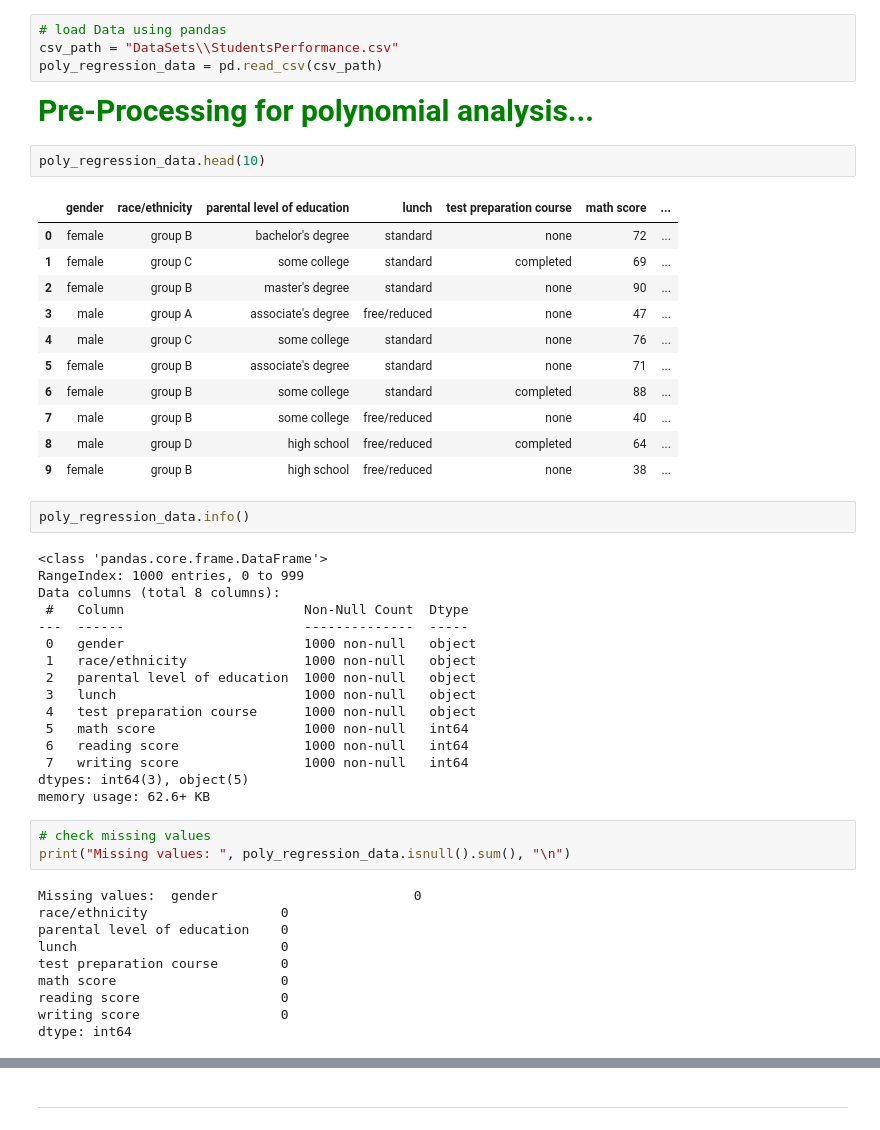
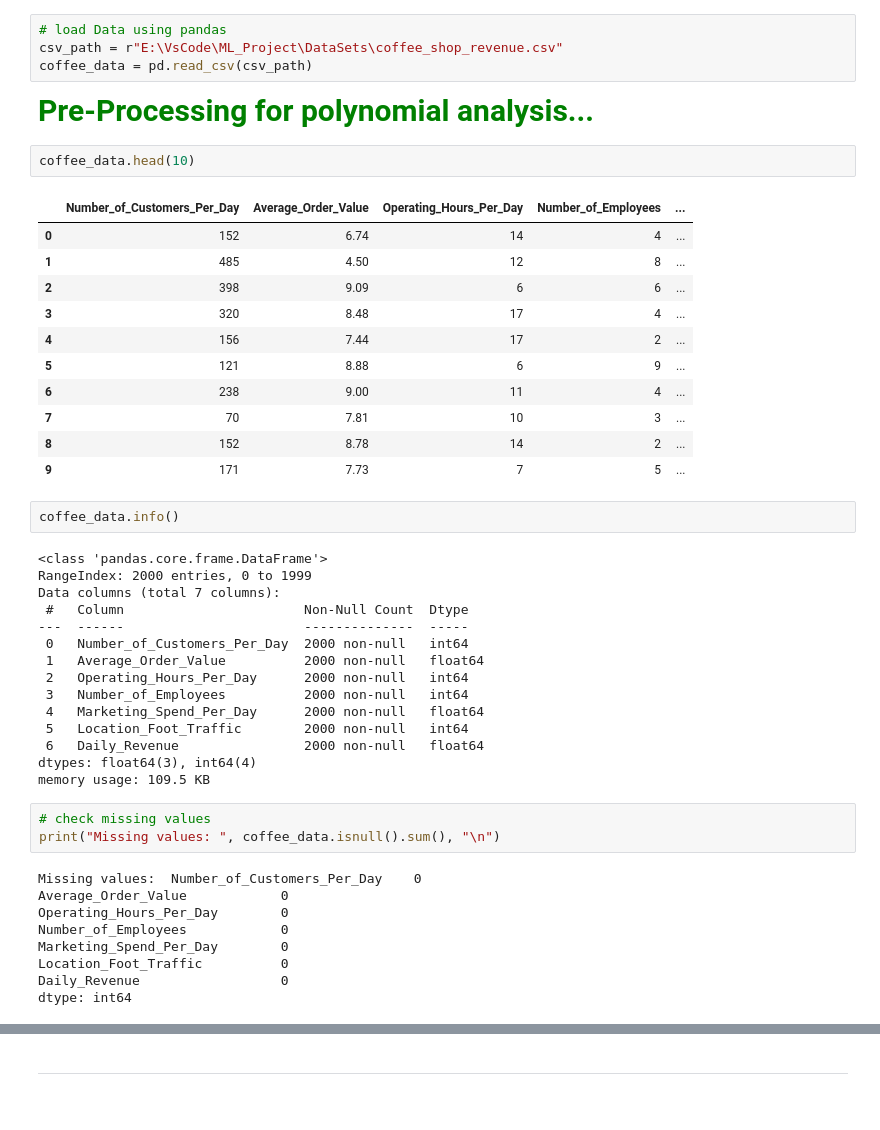
Before and after one commit to Omarioooo/ML_Project, a Jupyter notebook: Polynomial_Linear_Regression.ipynb, the cells around one changed output, grey strips where cells are left out. Saved outputs shown, nothing was run; the diff lists cells and outputs as text.

```diff
--- a/Polynomial_Linear_Regression.ipynb
+++ b/Polynomial_Linear_Regression.ipynb
@@ -9,54 +9,52 @@ from sklearn.metrics import mean_squared_error, r2_score
 # Polynomial regression analysis..
 # %%
 # load Data using pandas
-csv_path = "DataSets\\StudentsPerformance.csv"
-poly_regression_data = pd.read_csv(csv_path)
+csv_path = r"E:\VsCode\ML_Project\DataSets\coffee_shop_revenue.csv"
+coffee_data = pd.read_csv(csv_path)
 # %% [markdown]
 <span style="color: green; font-weight: bold; font-size: 30px;">Pre-Processing for polynomial analysis...</span>
 # %%
-poly_regression_data.head(10)
+coffee_data.head(10)
 # %% [output]
-|  | gender | race/ethnicity | parental level of education | lunch | test preparation course | math score | ... |
-| 0 | female | group B | bachelor's degree | standard | none | 72 | ... |
-| 1 | female | group C | some college | standard | completed | 69 | ... |
-| 2 | female | group B | master's degree | standard | none | 90 | ... |
-| 3 | male | group A | associate's degree | free/reduced | none | 47 | ... |
-| 4 | male | group C | some college | standard | none | 76 | ... |
-| 5 | female | group B | associate's degree | standard | none | 71 | ... |
-| 6 | female | group B | some college | standard | completed | 88 | ... |
-| 7 | male | group B | some college | free/reduced | none | 40 | ... |
-| 8 | male | group D | high school | free/reduced | completed | 64 | ... |
-| 9 | female | group B | high school | free/reduced | none | 38 | ... |
+|  | Number_of_Customers_Per_Day | Average_Order_Value | Operating_Hours_Per_Day | Number_of_Employees | ... |
+| 0 | 152 | 6.74 | 14 | 4 | ... |
+| 1 | 485 | 4.50 | 12 | 8 | ... |
+| 2 | 398 | 9.09 | 6 | 6 | ... |
+| 3 | 320 | 8.48 | 17 | 4 | ... |
+| 4 | 156 | 7.44 | 17 | 2 | ... |
+| 5 | 121 | 8.88 | 6 | 9 | ... |
+| 6 | 238 | 9.00 | 11 | 4 | ... |
+| 7 | 70 | 7.81 | 10 | 3 | ... |
+| 8 | 152 | 8.78 | 14 | 2 | ... |
+| 9 | 171 | 7.73 | 7 | 5 | ... |
 # %%
-poly_regression_data.info()
+coffee_data.info()
 # %% [output]
 <class 'pandas.core.frame.DataFrame'>
-RangeIndex: 1000 entries, 0 to 999
-Data columns (total 8 columns):
+RangeIndex: 2000 entries, 0 to 1999
+Data columns (total 7 columns):
  #   Column                       Non-Null Count  Dtype
 ---  ------                       --------------  -----
- 0   gender                       1000 non-null   object
- 1   race/ethnicity               1000 non-null   object
- 2   parental level of education  1000 non-null   object
- 3   lunch                        1000 non-null   object
- 4   test preparation course      1000 non-null   object
- 5   math score                   1000 non-null   int64
- 6   reading score                1000 non-null   int64
- 7   writing score                1000 non-null   int64
-dtypes: int64(3), object(5)
-memory usage: 62.6+ KB
+ 0   Number_of_Customers_Per_Day  2000 non-null   int64
+ 1   Average_Order_Value          2000 non-null   float64
+ 2   Operating_Hours_Per_Day      2000 non-null   int64
+ 3   Number_of_Employees          2000 non-null   int64
+ 4   Marketing_Spend_Per_Day      2000 non-null   float64
+ 5   Location_Foot_Traffic        2000 non-null   int64
+ 6   Daily_Revenue                2000 non-null   float64
+dtypes: float64(3), int64(4)
+memory usage: 109.5 KB
 # %%
 # check missing values
-print("Missing values: ", poly_regression_data.isnull().sum(), "\n")
+print("Missing values: ", coffee_data.isnull().sum(), "\n")
 # %% [output]
-Missing values:  gender                         0
-race/ethnicity                 0
-parental level of education    0
-lunch                          0
-test preparation course        0
-math score                     0
-reading score                  0
-writing score                  0
+Missing values:  Number_of_Customers_Per_Day    0
+Average_Order_Value            0
+Operating_Hours_Per_Day        0
+Number_of_Employees            0
+Marketing_Spend_Per_Day        0
+Location_Foot_Traffic          0
+Daily_Revenue                  0
 dtype: int64
 # %%
 # check type
```
Also changed, not shown: parts of 45 cells of this notebook.
